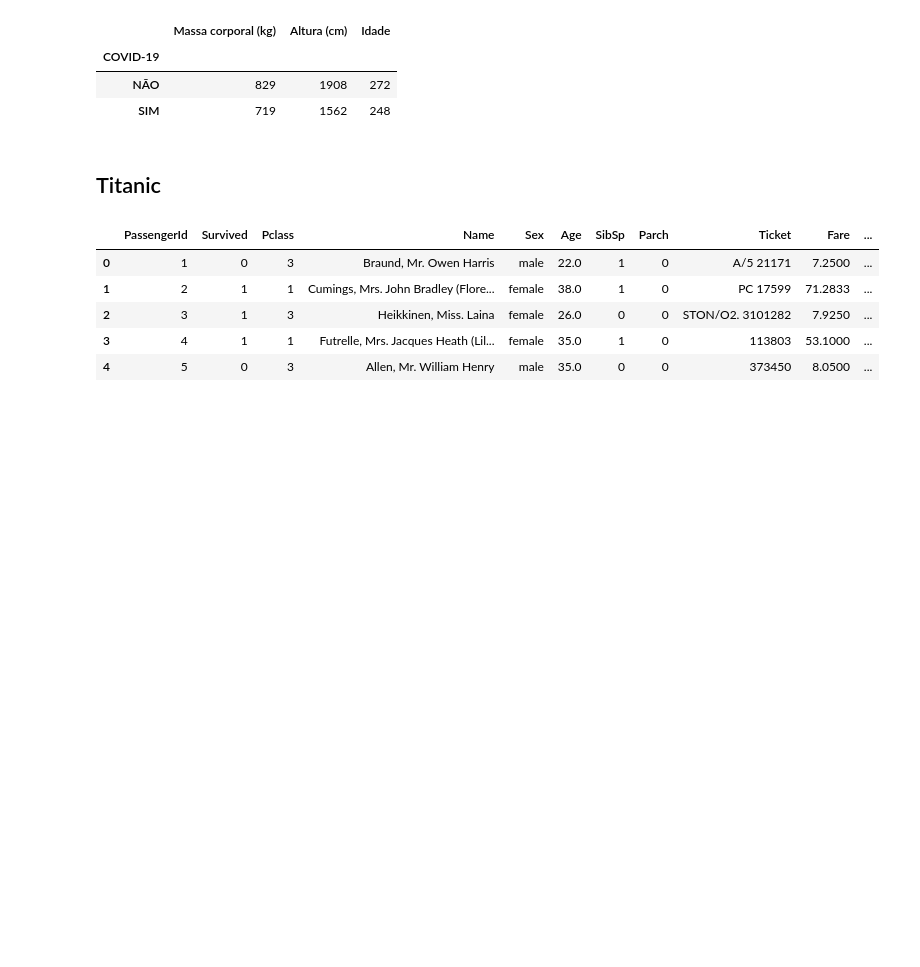
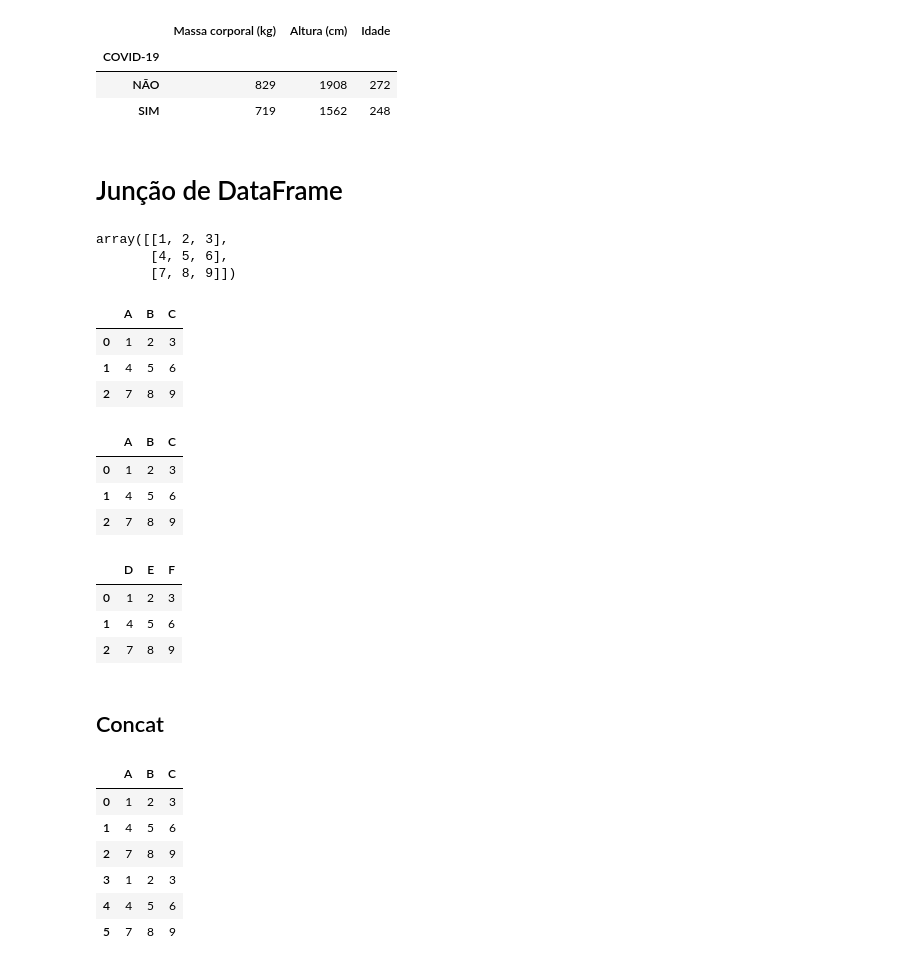
Before and after one commit to andre-jnr/DataScience, a Jupyter notebook: pandas.ipynb, the cells around one changed output. Drawn from its saved outputs; the diff is of its cells as text; code cells hidden in the pictures; blank space fills up the shorter version.

```diff
--- a/pandas.ipynb
+++ b/pandas.ipynb
@@ -1040,3 +1040,5 @@ df_covid.sum()
 | COVID-19 |  |  |  |
 | NÃO | 829 | 1908 | 272 |
 | SIM | 719 | 1562 | 248 |
+# %% [markdown]
+# Junção de DataFrame
@@ -1042,0 +1050,6 @@ df_covid.sum()
+# %%
+dados
+# %% [output]
+array([[1, 2, 3],
+       [4, 5, 6],
+       [7, 8, 9]])
@@ -1043,2 +1060,23 @@ df_covid.sum()
+# %%
+df1
+# %% [output]
+|  | A | B | C |
+| 0 | 1 | 2 | 3 |
+| 1 | 4 | 5 | 6 |
+| 2 | 7 | 8 | 9 |
+# %%
+df2
+# %% [output]
+|  | A | B | C |
+| 0 | 1 | 2 | 3 |
+| 1 | 4 | 5 | 6 |
+| 2 | 7 | 8 | 9 |
+# %%
+df3
+# %% [output]
+|  | D | E | F |
+| 0 | 1 | 2 | 3 |
+| 1 | 4 | 5 | 6 |
+| 2 | 7 | 8 | 9 |
 # %% [markdown]
-## Titanic
+## Concat
@@ -1047,9 +1083,10 @@ df = pd.read_csv('datasets/titanic_train.csv')
-# %%
-df.head()
-# %% [output]
-|  | PassengerId | Survived | Pclass | Name | Sex | Age | SibSp | Parch | Ticket | Fare | ... |
-| 0 | 1 | 0 | 3 | Braund, Mr. Owen Harris | male | 22.0 | 1 | 0 | A/5 21171 | 7.2500 | ... |
-| 1 | 2 | 1 | 1 | Cumings, Mrs. John Bradley (Flore... | female | 38.0 | 1 | 0 | PC 17599 | 71.2833 | ... |
-| 2 | 3 | 1 | 3 | Heikkinen, Miss. Laina | female | 26.0 | 0 | 0 | STON/O2. 3101282 | 7.9250 | ... |
-| 3 | 4 | 1 | 1 | Futrelle, Mrs. Jacques Heath (Lil... | female | 35.0 | 1 | 0 | 113803 | 53.1000 | ... |
-| 4 | 5 | 0 | 3 | Allen, Mr. William Henry | male | 35.0 | 0 | 0 | 373450 | 8.0500 | ... |
+# %%
+pd.concat([df1, df2], ignore_index=True)
+# %% [output]
+|  | A | B | C |
+| 0 | 1 | 2 | 3 |
+| 1 | 4 | 5 | 6 |
+| 2 | 7 | 8 | 9 |
+| 3 | 1 | 2 | 3 |
+| 4 | 4 | 5 | 6 |
+| 5 | 7 | 8 | 9 |
```
Also changed, not shown: parts of 15 cells of this notebook.
